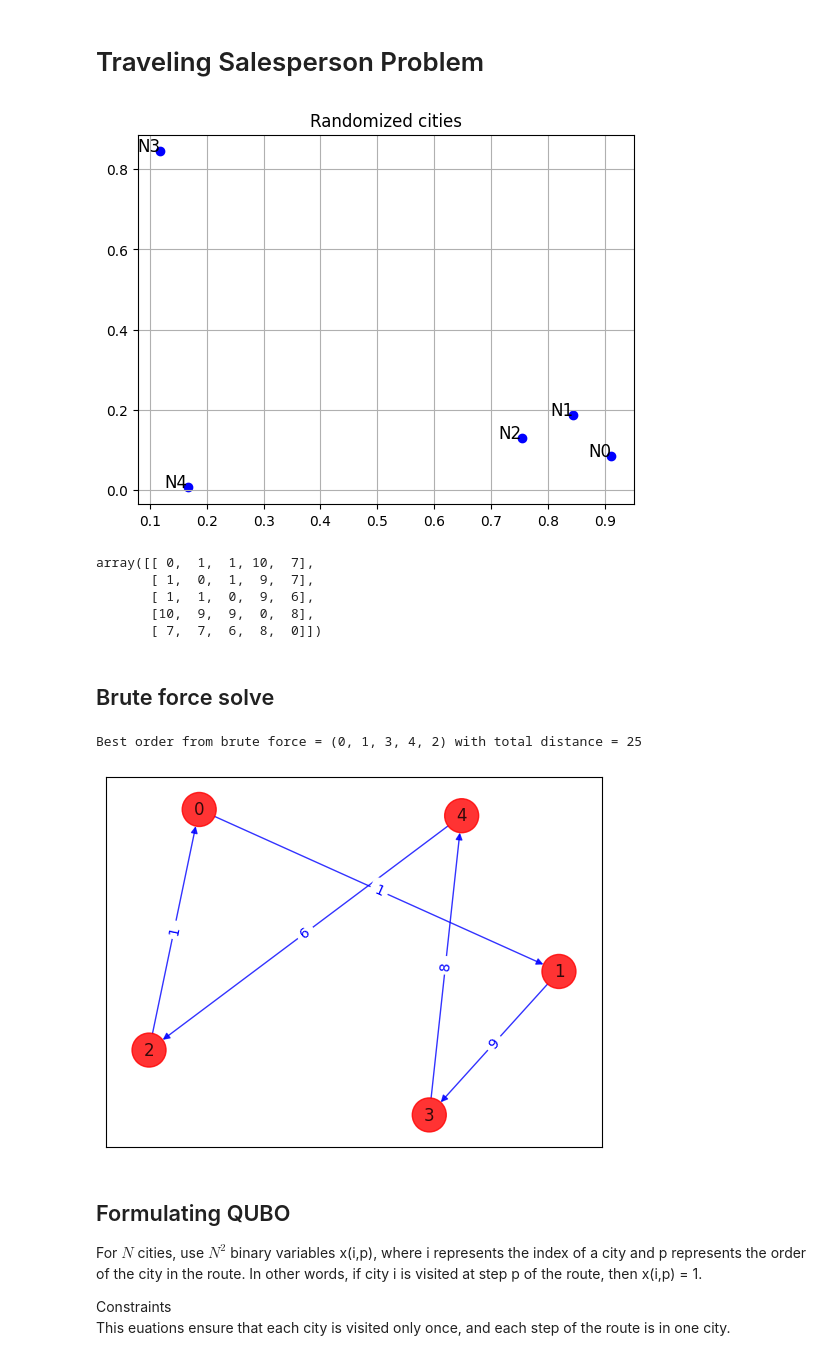
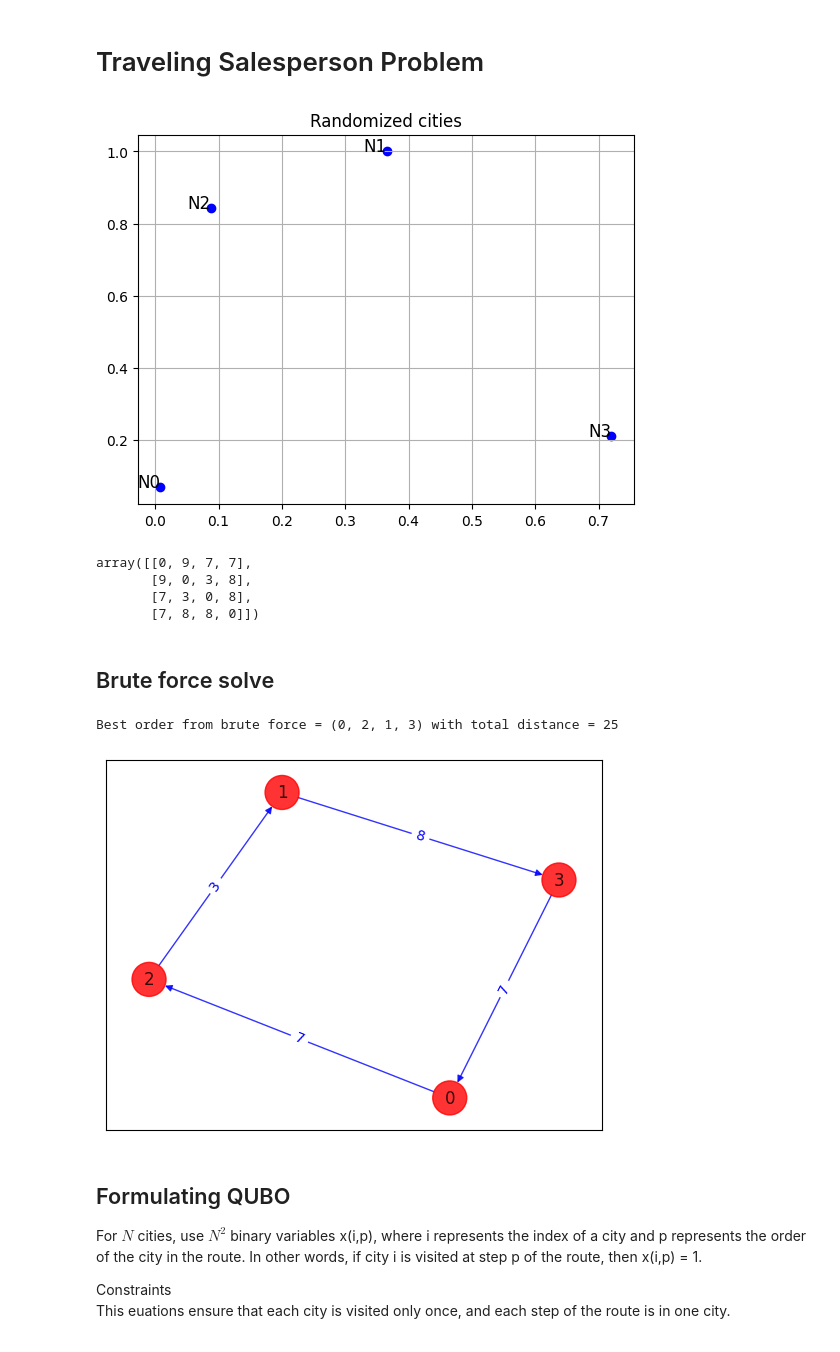
Before and after one commit to Q2TM/qubo_benchmarking, a Jupyter notebook: TSP/formulation.ipynb, the cells around one changed output. Saved outputs shown, nothing was run; the diff lists cells and outputs as text; code cells hidden in the pictures.

```diff
--- a/TSP/formulation.ipynb
+++ b/TSP/formulation.ipynb
@@ -5,28 +5,28 @@ from utils import make_tsp_qp, randomize_cities, brute_force_tsp, draw_tour, reo
 # %%
 # Create a random TSP problem
-weights = randomize_cities(5)
-weights
+tsp = TSP(4, initial_plot=True)
+tsp.distance_matrix
 # %% [output]
-[figure, old version]
+[figure, new version]
-array([[ 0,  1,  1, 10,  7],
-       [ 1,  0,  1,  9,  7],
-       [ 1,  1,  0,  9,  6],
-       [10,  9,  9,  0,  8],
-       [ 7,  7,  6,  8,  0]])
+array([[0, 9, 7, 7],
+       [9, 0, 3, 8],
+       [7, 3, 0, 8],
+       [7, 8, 8, 0]])
 # %% [markdown]
 ## Brute force solve
 # %%
-best_order, best_distance = brute_force_tsp(weights)
-draw_tour(weights, best_order)
+best_order, best_distance = tsp.brute_force()
+
+tsp.draw_tour(best_order)
 print(
     "Best order from brute force = "
     + str(best_order)
     + " with total distance = "
     + str(best_distance)
 )
 # %% [output]
-Best order from brute force = (0, 1, 3, 4, 2) with total distance = 25
+Best order from brute force = (0, 2, 1, 3) with total distance = 25
-[figure, old version]
+[figure, new version]
 # %% [markdown]
 ## Formulating QUBO
 
```
Also changed, not shown: parts of 16 cells of this notebook, 1 other file.
